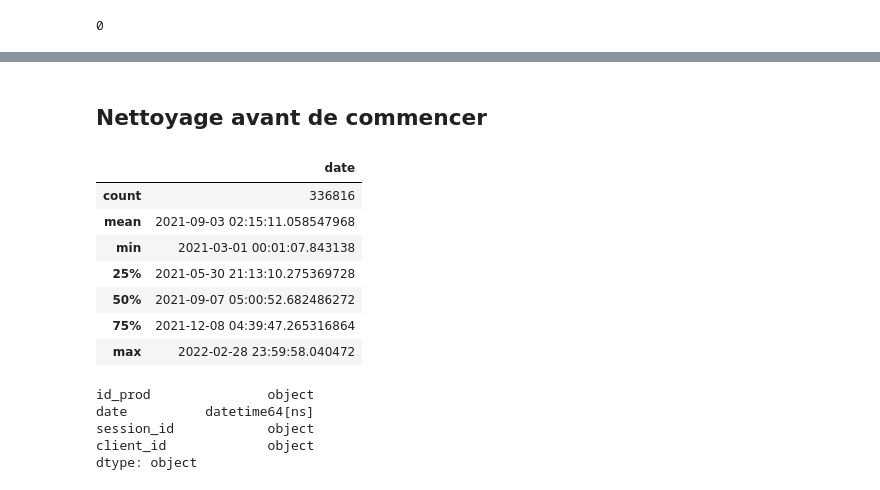
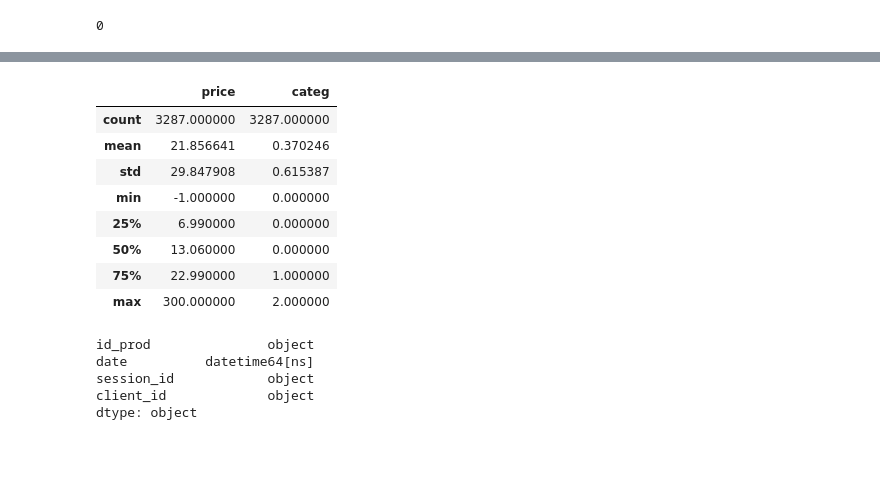
Before and after one commit to esinbsr/ml_acp-and-correlation, a Jupyter notebook: analyse-des-ventes-correlations.ipynb, the cells around one changed output, grey strips where cells are left out. Cells and saved outputs as stored; diff of their text form; code cells hidden in the pictures; blank space fills up the shorter version.

```diff
--- a/analyse-des-ventes-correlations.ipynb
+++ b/analyse-des-ventes-correlations.ipynb
@@ -63,16 +47,15 @@ df_merge
-# %% [markdown]
-## Nettoyage avant de commencer
 # %%
-transactions_copy.describe()
+products_copy.describe()
 # %% [output]
-|  | date |
-| count | 336816 |
-| mean | 2021-09-03 02:15:11.058547968 |
-| min | 2021-03-01 00:01:07.843138 |
-| 25% | 2021-05-30 21:13:10.275369728 |
-| 50% | 2021-09-07 05:00:52.682486272 |
-| 75% | 2021-12-08 04:39:47.265316864 |
-| max | 2022-02-28 23:59:58.040472 |
+|  | price | categ |
+| count | 3287.000000 | 3287.000000 |
+| mean | 21.856641 | 0.370246 |
+| std | 29.847908 | 0.615387 |
+| min | -1.000000 | 0.000000 |
+| 25% | 6.990000 | 0.000000 |
+| 50% | 13.060000 | 0.000000 |
+| 75% | 22.990000 | 1.000000 |
+| max | 300.000000 | 2.000000 |
 # %%
 transactions_copy = transactions_copy[~transactions_copy['date'].astype(str).str.contains("test", case=False, na=False)]
 # %%
```
Also changed, not shown: parts of 30 cells of this notebook.
